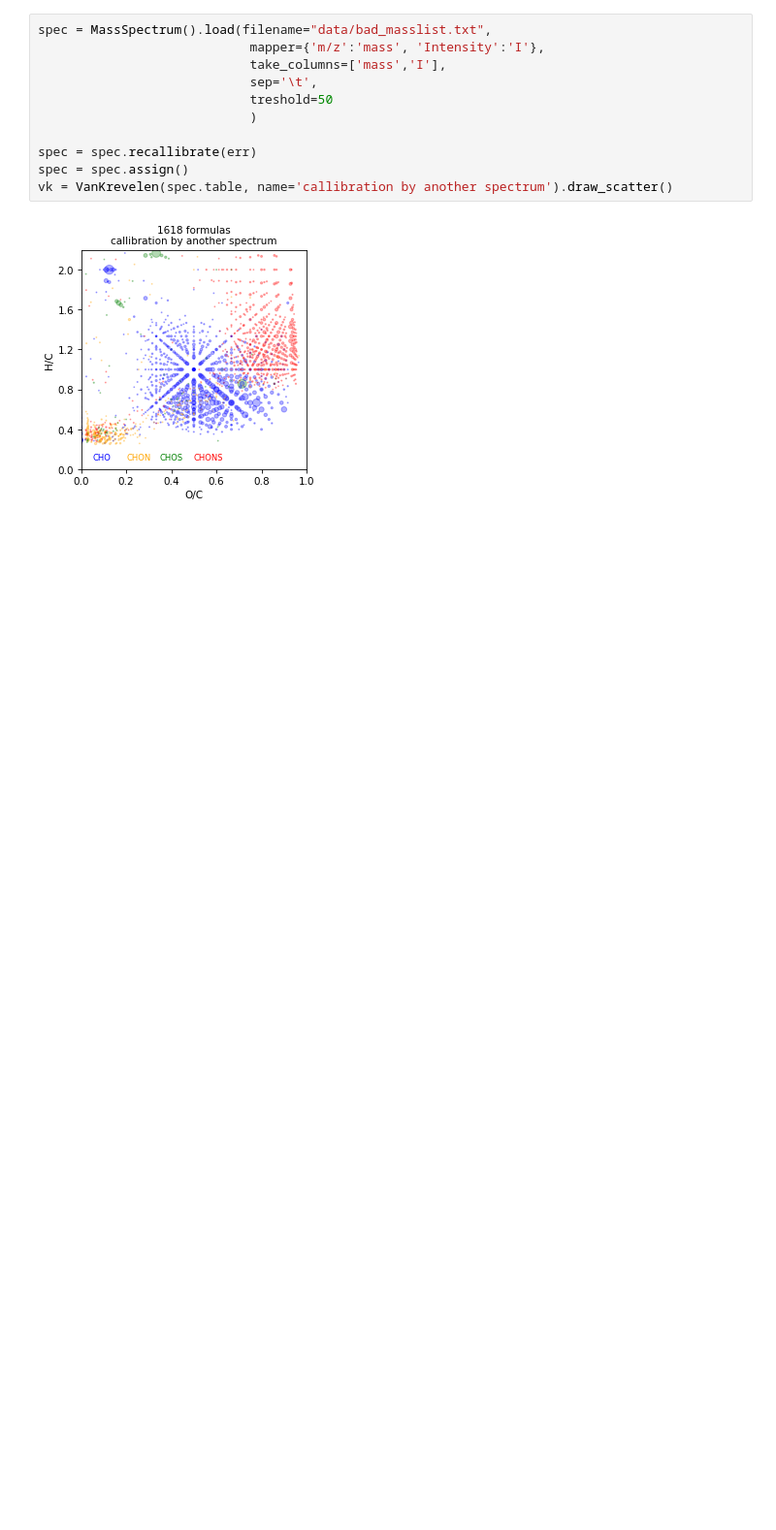
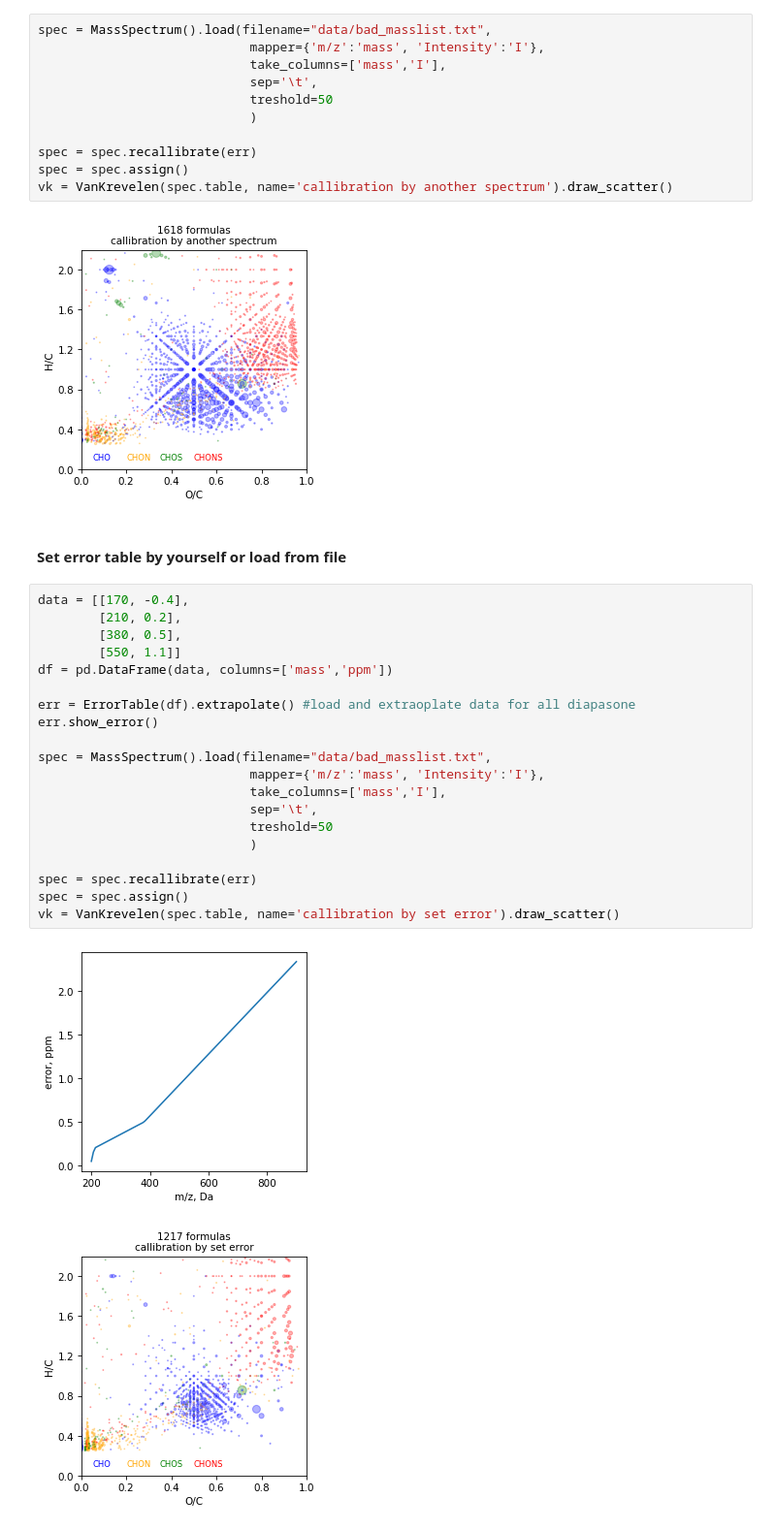
Before and after one commit to NOMspectra/NOMspectra, a Jupyter notebook: recallibration_example.ipynb, the cells around one changed output. Shown at 97% size. Drawn from its saved outputs; the diff is of its cells as text; blank space fills up the shorter version.

```diff
--- a/recallibration_example.ipynb
+++ b/recallibration_example.ipynb
@@ -91,3 +101,28 @@ spec = spec.assign()
 vk = VanKrevelen(spec.table, name='callibration by another spectrum').draw_scatter()
 # %% [output]
 [figure]
+# %% [markdown]
+#### Set error table by yourself or load from file
+# %%
+data = [[170, -0.4],
+        [210, 0.2],
+        [380, 0.5],
+        [550, 1.1]]
+df = pd.DataFrame(data, columns=['mass','ppm'])
+
+err = ErrorTable(df).extrapolate() #load and extraoplate data for all diapasone
+err.show_error()
+
+spec = MassSpectrum().load(filename="data/bad_masslist.txt",
+                            mapper={'m/z':'mass', 'Intensity':'I'},
+                            take_columns=['mass','I'],
+                            sep='\t',
+                            treshold=50
+                            )
+
+spec = spec.recallibrate(err)
+spec = spec.assign()
+vk = VanKrevelen(spec.table, name='callibration by set error').draw_scatter()
+# %% [output]
+[figure, added]
+[figure, added]
```
Also changed, not shown: parts of 13 cells of this notebook, 1 other file.
